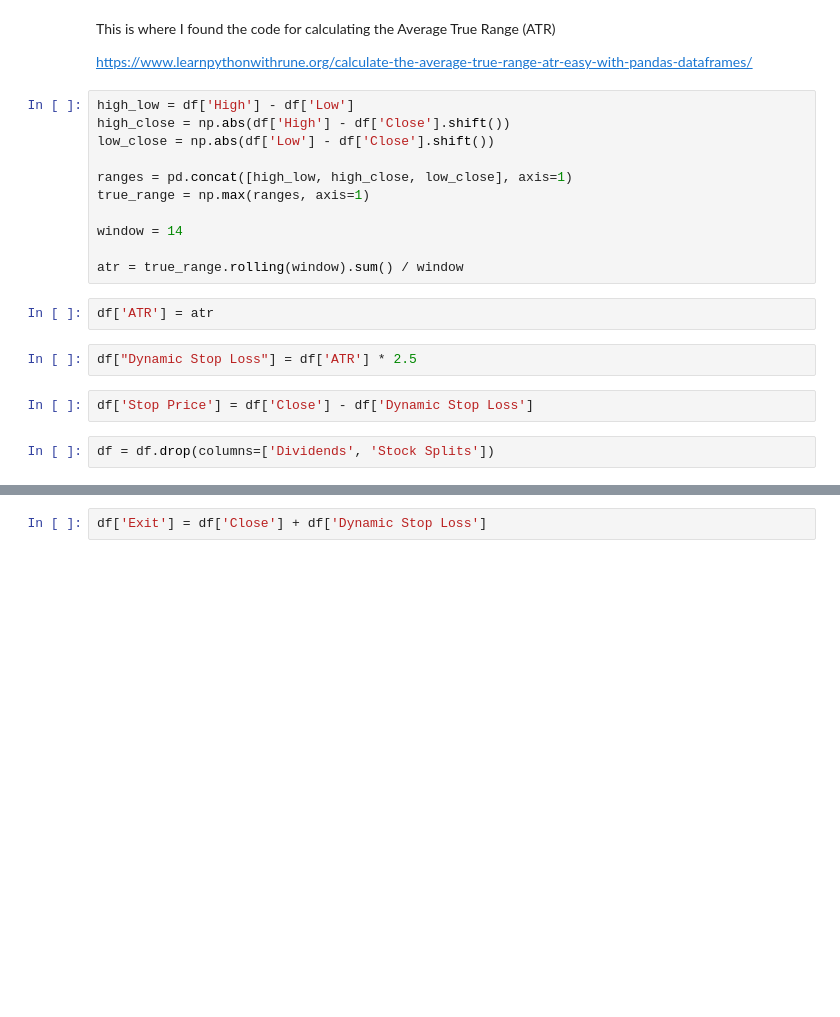
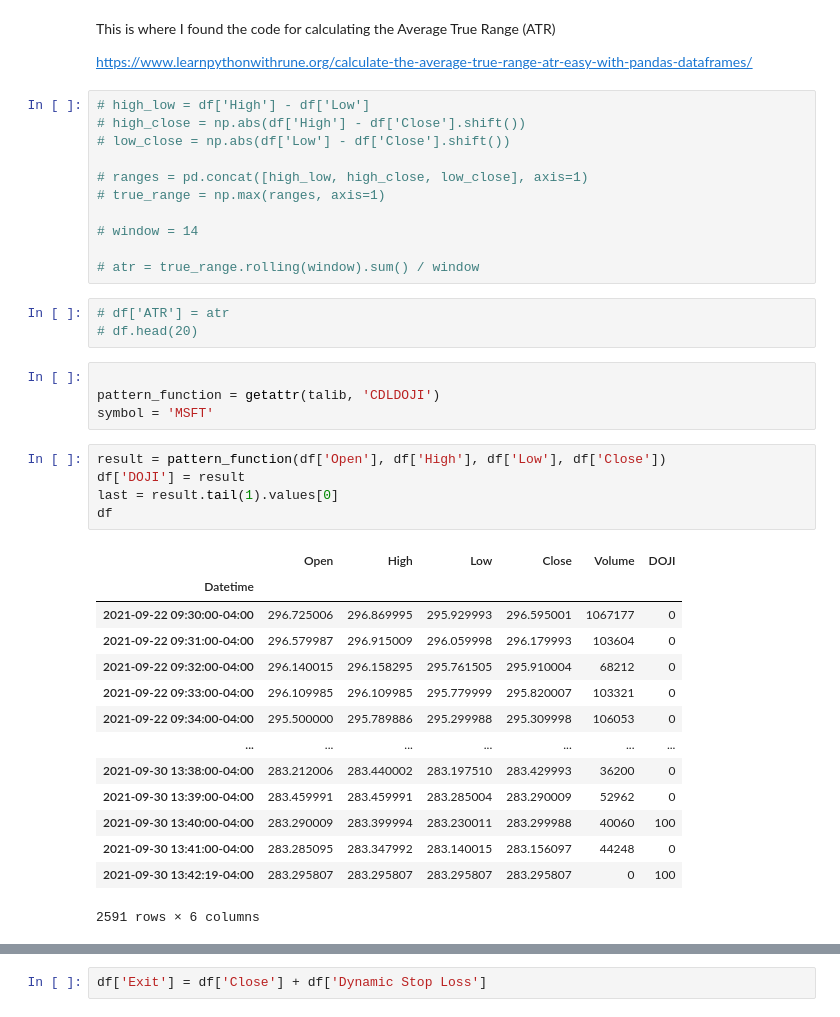
Before and after one commit to rdillens/Algo_Signals, a Jupyter notebook: entry_exit/average_true_range.ipynb, the cells around one changed output, grey strips where cells are left out. Cells and saved outputs as stored; diff of their text form; blank space fills up the shorter version.

Commit message:
last nights work

```diff
--- a/entry_exit/average_true_range.ipynb
+++ b/entry_exit/average_true_range.ipynb
@@ -23,21 +41,40 @@ This is where I found the code for calculating the Average True Range (ATR)
 
 https://www.learnpythonwithrune.org/calculate-the-average-true-range-atr-easy-with-pandas-dataframes/
 # %%
-high_low = df['High'] - df['Low']
-high_close = np.abs(df['High'] - df['Close'].shift())
-low_close = np.abs(df['Low'] - df['Close'].shift())
+# high_low = df['High'] - df['Low']
+# high_close = np.abs(df['High'] - df['Close'].shift())
+# low_close = np.abs(df['Low'] - df['Close'].shift())
 
-ranges = pd.concat([high_low, high_close, low_close], axis=1)
-true_range = np.max(ranges, axis=1)
+# ranges = pd.concat([high_low, high_close, low_close], axis=1)
+# true_range = np.max(ranges, axis=1)
 
-window = 14
+# window = 14
 
-atr = true_range.rolling(window).sum() / window
+# atr = true_range.rolling(window).sum() / window
-# %%
-df['ATR'] = atr
-# %%
-df["Dynamic Stop Loss"] = df['ATR'] * 2.5
-# %%
-df['Stop Price'] = df['Close'] - df['Dynamic Stop Loss']
-# %%
-df = df.drop(columns=['Dividends', 'Stock Splits'])
+# %%
+# df['ATR'] = atr
+# df.head(20)
+# %%
+
+pattern_function = getattr(talib, 'CDLDOJI')
+symbol = 'MSFT'
+# %%
+result = pattern_function(df['Open'], df['High'], df['Low'], df['Close'])
+df['DOJI'] = result
+last = result.tail(1).values[0]
+df
+# %% [output]
+|  | Open | High | Low | Close | Volume | DOJI |
+| Datetime |  |  |  |  |  |  |
+| 2021-09-22 09:30:00-04:00 | 296.725006 | 296.869995 | 295.929993 | 296.595001 | 1067177 | 0 |
+| 2021-09-22 09:31:00-04:00 | 296.579987 | 296.915009 | 296.059998 | 296.179993 | 103604 | 0 |
+| 2021-09-22 09:32:00-04:00 | 296.140015 | 296.158295 | 295.761505 | 295.910004 | 68212 | 0 |
+| 2021-09-22 09:33:00-04:00 | 296.109985 | 296.109985 | 295.779999 | 295.820007 | 103321 | 0 |
+| 2021-09-22 09:34:00-04:00 | 295.500000 | 295.789886 | 295.299988 | 295.309998 | 106053 | 0 |
+| ... | ... | ... | ... | ... | ... | ... |
+| 2021-09-30 13:38:00-04:00 | 283.212006 | 283.440002 | 283.197510 | 283.429993 | 36200 | 0 |
+| 2021-09-30 13:39:00-04:00 | 283.459991 | 283.459991 | 283.285004 | 283.290009 | 52962 | 0 |
+| 2021-09-30 13:40:00-04:00 | 283.290009 | 283.399994 | 283.230011 | 283.299988 | 40060 | 100 |
+| 2021-09-30 13:41:00-04:00 | 283.285095 | 283.347992 | 283.140015 | 283.156097 | 44248 | 0 |
+| 2021-09-30 13:42:19-04:00 | 283.295807 | 283.295807 | 283.295807 | 283.295807 | 0 | 100 |
+2591 rows × 6 columns
```
Also changed, not shown: parts of 14 cells of this notebook, 2 other files.
